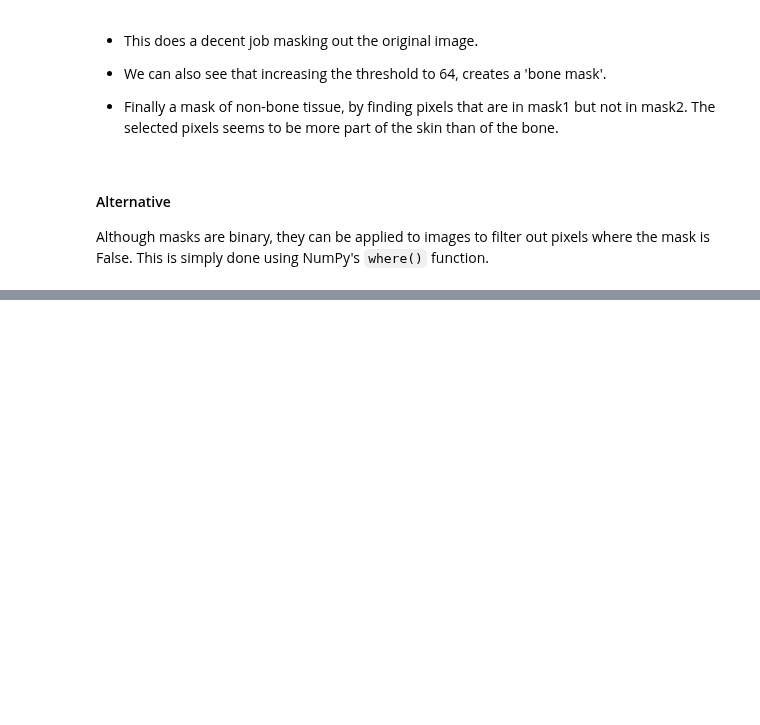
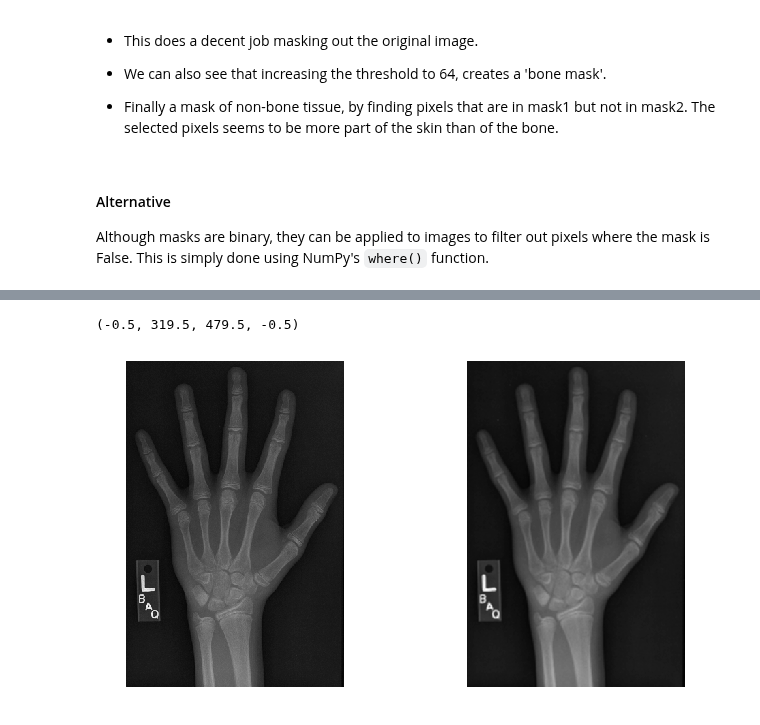
Before and after one commit to Venkat-Rajgopal/Medical-Image-Analysis, a Jupyter notebook: Masking and filtering.ipynb, the cells around one changed output, grey strips where cells are left out. Drawn from its saved outputs; the diff is of its cells as text; code cells hidden in the pictures; blank space fills up the shorter version.

```diff
--- a/Masking and filtering.ipynb
+++ b/Masking and filtering.ipynb
@@ -135,0 +162,18 @@ An opposite implementation is the *binary erosion*, which can be implemented in
+# %%
+# Set filter weights
+weights = [[0.11, 0.11, 0.11],
+           [0.11, 0.11, 0.11],
+           [0.11, 0.11, 0.11]]
+
+
+im_filt = ndi.convolve(im, weights)
+
+# Plot the images
+fig, ax = plt.subplots(1,2, figsize=(10,6))
+ax[0].imshow(im, cmap='gray')
+ax[1].imshow(im_filt, cmap='gray')
+ax[0].axis('off')
+ax[1].axis('off')
+# %% [output]
+(-0.5, 319.5, 479.5, -0.5)
+[figure, added]
```
Also changed, not shown: parts of 11 cells of this notebook.
